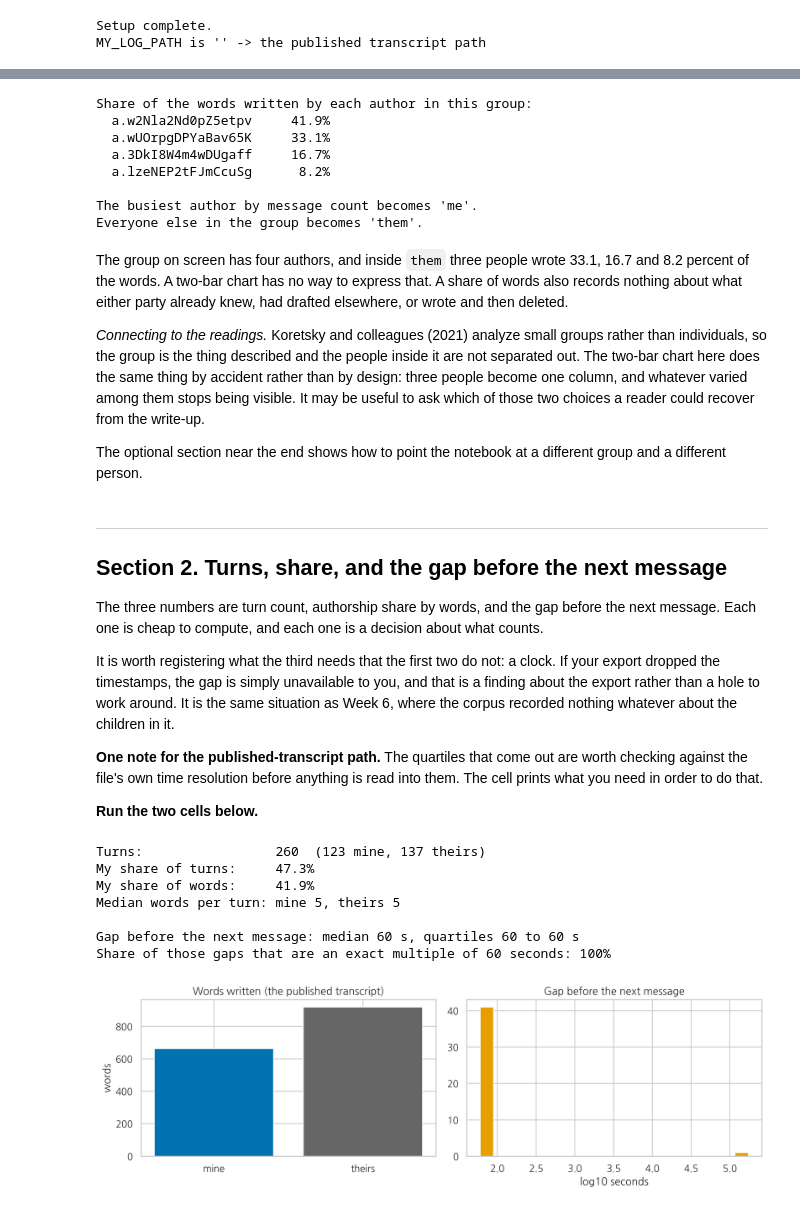
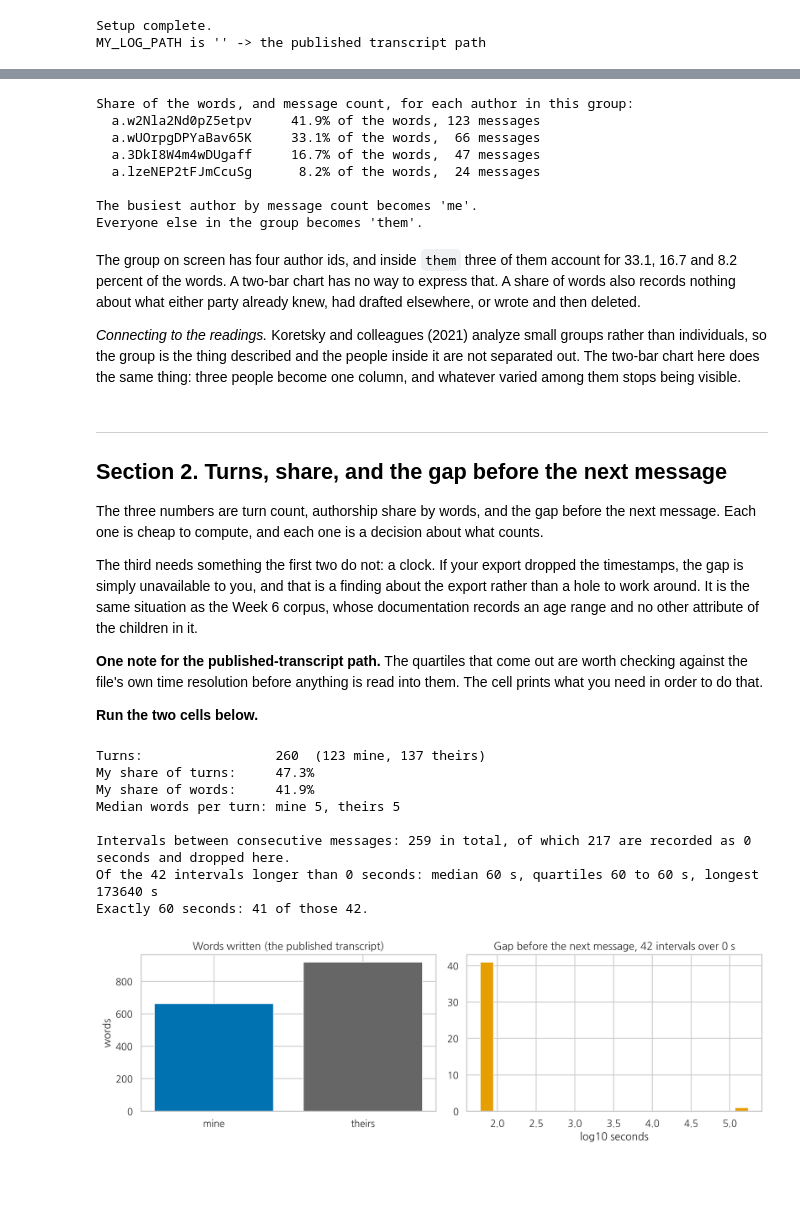
Before and after one commit to HakeoungLee/edis8100-teaching-learning-analytics, a Jupyter notebook: week13-reading-critically/week13_reading_critically_own_trace.ipynb, the cells around one changed output, grey strips where cells are left out. Drawn from its saved outputs; the diff is of its cells as text; code cells hidden in the pictures; blank space fills up the shorter version.

```diff
--- a/week13-reading-critically/week13_reading_critically_own_trace.ipynb
+++ b/week13-reading-critically/week13_reading_critically_own_trace.ipynb
@@ -140,8 +151,24 @@ def load_published_transcript():
     """The path for anyone not using their own log: one real group's chat."""
     df = pd.read_csv(BASE + "/collab-chat/chat_logs.csv", sep=";", encoding="utf-8-sig")
     df.columns = [c.strip() for c in df.columns]
-    df = df[df["Group"] == df["Group"].value_counts().idxmax()].copy()
     df["timestamp"] = pd.to_datetime(df["timestamp"], format="%d/%m/%Y %H:%M", errors="coerce")
+    print("The published file holds %d messages from %d groups and %d author ids, "
+          "recorded %s to %s."
+          % (len(df), df["Group"].nunique(), df["authorid"].nunique(),
+             df["timestamp"].min().date(), df["timestamp"].max().date()))
+    print("Timestamps that did not parse: %d" % int(df["timestamp"].isna().sum()))
+    ids_per_group = df.groupby("Group")["authorid"].nunique()
+    days_per_group = df.groupby("Group")["timestamp"].apply(lambda s: s.dt.date.nunique())
+    print("Author ids per group: %s. Days with recorded messages per group: %s."
+          % (", ".join(str(v) for v in sorted(ids_per_group.unique())),
+             ", ".join(str(v) for v in sorted(days_per_group.unique()))))
+    keep = df["Group"].value_counts().idxmax()
+    kept = df[df["Group"] == keep].copy()
+    print("Group %s has the most recorded messages, %d of %d. The other %d are not used."
+          % (keep, len(kept), len(df), len(df) - len(kept)))
+    print("Its messages are recorded on %s."
+          % ", ".join(str(d) for d in sorted(kept["timestamp"].dt.date.unique())))
+    df = kept
     busiest = df["authorid"].value_counts().idxmax()
     df["speaker"] = np.where(df["authorid"] == busiest, "me", "them")
     out = df.rename(columns={"message": "text"})[["speaker", "text", "timestamp"]]
@@ -200,36 +232,33 @@ if source == "the published transcript":
     grp = raw[raw["Group"] == raw["Group"].value_counts().idxmax()].copy()
     grp["words"] = grp["message"].astype(str).str.split().str.len()
     shares = 100 * grp.groupby("authorid")["words"].sum() / grp["words"].sum()
-    print("Share of the words written by each author in this group:")
+    msgs = grp["authorid"].value_counts()
+    print("Share of the words, and message count, for each author in this group:")
     for author, pct in shares.sort_values(ascending=False).items():
-        print("  %-22s %4.1f%%" % (author, pct))
+        print("  %-22s %4.1f%% of the words, %3d messages" % (author, pct, msgs[author]))
     print()
     print("The busiest author by message count becomes 'me'.")
     print("Everyone else in the group becomes 'them'.")
 else:
     print("You are on your own log, so there are two speakers by construction.")
 # %% [output]
-Share of the words written by each author in this group:
-  a.w2Nla2Nd0pZ5etpv     41.9%
-  a.wUOrpgDPYaBav65K     33.1%
-  a.3DkI8W4m4wDUgaff     16.7%
-  a.lzeNEP2tFJmCcuSg      8.2%
+Share of the words, and message count, for each author in this group:
+  a.w2Nla2Nd0pZ5etpv     41.9% of the words, 123 messages
+  a.wUOrpgDPYaBav65K     33.1% of the words,  66 messages
+  a.3DkI8W4m4wDUgaff     16.7% of the words,  47 messages
+  a.lzeNEP2tFJmCcuSg      8.2% of the words,  24 messages
 
 The busiest author by message count becomes 'me'.
 Everyone else in the group becomes 'them'.
 # %% [markdown]
-The group on screen has four authors, and inside `them` three people wrote 33.1, 16.7 and 8.2
-percent of the words. A two-bar chart has no way to express that. A share of words also records
+The group on screen has four author ids, and inside `them` three of them account for 33.1, 16.7 and
+8.2 percent of the words. A two-bar chart has no way to express that. A share of words also records
 nothing about what either party already knew, had drafted elsewhere, or wrote and then deleted.
 
 *Connecting to the readings.* Koretsky and colleagues (2021) analyze small groups rather than
-individuals, so the group is the thing described and the people inside it are not separated out.
-The two-bar chart here does the same thing by accident rather than by design: three people become
-one column, and whatever varied among them stops being visible. It may be useful to ask which of
-those two choices a reader could recover from the write-up.
-
-The optional section near the end shows how to point the notebook at a different group and a
-different person.
+individuals, so the group is the thing described and the people inside it are not separated out. The
+two-bar chart here does the same thing: three people become one column, and whatever varied among
+them stops being visible.
 # %% [markdown]
 ---
 
@@ -238,10 +267,10 @@ different person.
 The three numbers are turn count, authorship share by words, and the gap before the next message.
 Each one is cheap to compute, and each one is a decision about what counts.
 
-It is worth registering what the third needs that the first two do not: a clock. If your export
-dropped the timestamps, the gap is simply unavailable to you, and that is a finding about the export
-rather than a hole to work around. It is the same situation as Week 6, where the corpus recorded
-nothing whatever about the children in it.
+The third needs something the first two do not: a clock. If your export dropped the timestamps, the
+gap is simply unavailable to you, and that is a finding about the export rather than a hole to work
+around. It is the same situation as the Week 6 corpus, whose documentation records an age range and
+no other attribute of the children in it.
 
 **One note for the published-transcript path.** The quartiles that come out are worth checking
 against the file's own time resolution before anything is read into them. The cell prints what you
@@ -264,16 +293,20 @@ print("Median words per turn: mine %.0f, theirs %.0f"
       % (mine["words"].median(), theirs["words"].median()))
 
 gaps = pd.Series(dtype=float)
+zero_gaps = 0
 if turns["timestamp"].notna().sum() > 2:
     ordered = turns.dropna(subset=["timestamp"]).sort_values("timestamp")
     g = ordered["timestamp"].diff().dt.total_seconds().dropna()
+    zero_gaps = int((g == 0).sum())
     gaps = g[g > 0]
 
 if len(gaps):
-    print("\nGap before the next message: median %.0f s, quartiles %.0f to %.0f s"
-          % (gaps.median(), gaps.quantile(0.25), gaps.quantile(0.75)))
-    print("Share of those gaps that are an exact multiple of 60 seconds: %.0f%%"
-          % (100 * (gaps % 60 == 0).mean()))
+    print("\nIntervals between consecutive messages: %d in total, of which %d are recorded as "
+          "0 seconds and dropped here." % (zero_gaps + len(gaps), zero_gaps))
+    print("Of the %d intervals longer than 0 seconds: median %.0f s, quartiles %.0f to %.0f s, "
+          "longest %.0f s" % (len(gaps), gaps.median(), gaps.quantile(0.25),
+                              gaps.quantile(0.75), gaps.max()))
+    print("Exactly 60 seconds: %d of those %d." % (int((gaps == 60).sum()), len(gaps)))
 else:
     print("\nNo usable gaps. Latency is unavailable here, and that is a finding about the export "
           "rather than about the person.")
@@ -283,30 +316,31 @@ My share of turns:     47.3%
 My share of words:     41.9%
 Median words per turn: mine 5, theirs 5
 
-Gap before the next message: median 60 s, quartiles 60 to 60 s
-Share of those gaps that are an exact multiple of 60 seconds: 100%
+Intervals between consecutive messages: 259 in total, of which 217 are recorded as 0 seconds and dropped here.
+Of the 42 intervals longer than 0 seconds: median 60 s, quartiles 60 to 60 s, longest 173640 s
+Exactly 60 seconds: 41 of those 42.
 # %%
 fig, axes = plt.subplots(1, 2, figsize=(11, 3.6))
 
 axes[0].bar(["mine", "theirs"], [mine["words"].sum(), theirs["words"].sum()],
             color=[OKABE["blue"], OKABE["grey"]])
 axes[0].set_title("Words written (" + source + ")")
 axes[0].set_ylabel("words")
 
 if len(gaps):
     axes[1].hist(np.log10(gaps.clip(lower=1)), bins=20, color=OKABE["orange"])
-    axes[1].set_title("Gap before the next message")
+    axes[1].set_title("Gap before the next message, %d intervals over 0 s" % len(gaps))
     axes[1].set_xlabel("log10 seconds")
 else:
     axes[1].text(0.5, 0.5, "no usable timestamps", ha="center", va="center",
                  transform=axes[1].transAxes, color=OKABE["grey"])
     axes[1].set_title("Gap before the next message")
     axes[1].set_xticks([])
     axes[1].set_yticks([])
 
 plt.tight_layout()
 plt.show()
 # %% [output]
-[figure, old version]
+[figure, new version]
 # %% [markdown]
 **Let's look at the output.** On the published transcript, the gap before the next message comes out
```
Also changed, not shown: parts of 14 cells of this notebook, 5 other files.
